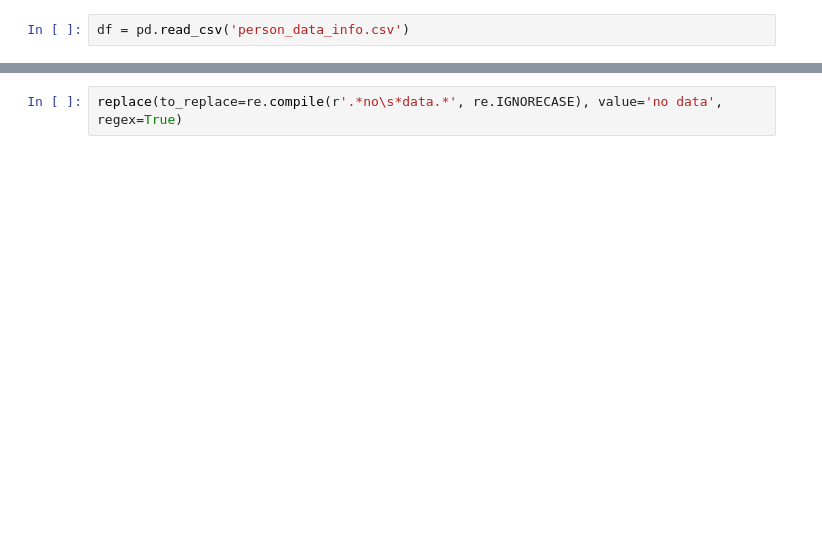
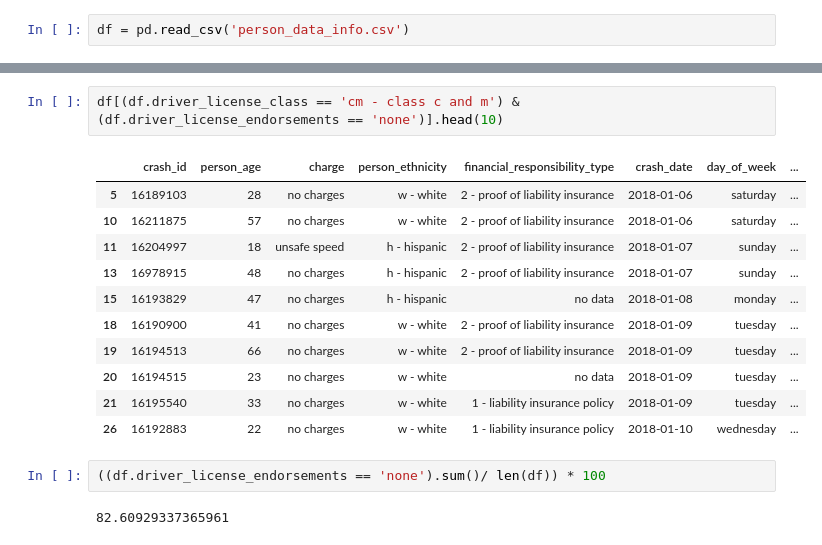
Before and after one commit to tex-wrex/tex-wrex, a Jupyter notebook: Fermin/prepare.ipynb, the cells around one changed output, grey strips where cells are left out. Drawn from its saved outputs; the diff is of its cells as text; blank space fills up the shorter version.

```diff
--- a/Fermin/prepare.ipynb
+++ b/Fermin/prepare.ipynb
@@ -15,4 +38,20 @@ df.head()
 | 3 | 16192023 | 21 | no charges | w - white | 2 - proof of liability insurance | 2018-01-05 | friday | ... |
 | 4 | 16196720 | 18 | no driver license no insurance | h - hispanic | no data | 2018-01-05 | friday | ... |
 # %%
-replace(to_replace=re.compile(r'.*no\s*data.*', re.IGNORECASE), value='no data', regex=True)
+df[(df.driver_license_class == 'cm - class c and m') & (df.driver_license_endorsements == 'none')].head(10)
+# %% [output]
+|  | crash_id | person_age | charge | person_ethnicity | financial_responsibility_type | crash_date | day_of_week | ... |
+| 5 | 16189103 | 28 | no charges | w - white | 2 - proof of liability insurance | 2018-01-06 | saturday | ... |
+| 10 | 16211875 | 57 | no charges | w - white | 2 - proof of liability insurance | 2018-01-06 | saturday | ... |
+| 11 | 16204997 | 18 | unsafe speed | h - hispanic | 2 - proof of liability insurance | 2018-01-07 | sunday | ... |
+| 13 | 16978915 | 48 | no charges | h - hispanic | 2 - proof of liability insurance | 2018-01-07 | sunday | ... |
+| 15 | 16193829 | 47 | no charges | h - hispanic | no data | 2018-01-08 | monday | ... |
+| 18 | 16190900 | 41 | no charges | w - white | 2 - proof of liability insurance | 2018-01-09 | tuesday | ... |
+| 19 | 16194513 | 66 | no charges | w - white | 2 - proof of liability insurance | 2018-01-09 | tuesday | ... |
+| 20 | 16194515 | 23 | no charges | w - white | no data | 2018-01-09 | tuesday | ... |
+| 21 | 16195540 | 33 | no charges | w - white | 1 - liability insurance policy | 2018-01-09 | tuesday | ... |
+| 26 | 16192883 | 22 | no charges | w - white | 1 - liability insurance policy | 2018-01-10 | wednesday | ... |
+# %%
+((df.driver_license_endorsements == 'none').sum()/ len(df)) * 100
+# %% [output]
+82.60929337365961
```
Also changed, not shown: parts of 54 cells of this notebook, 1 other file.
